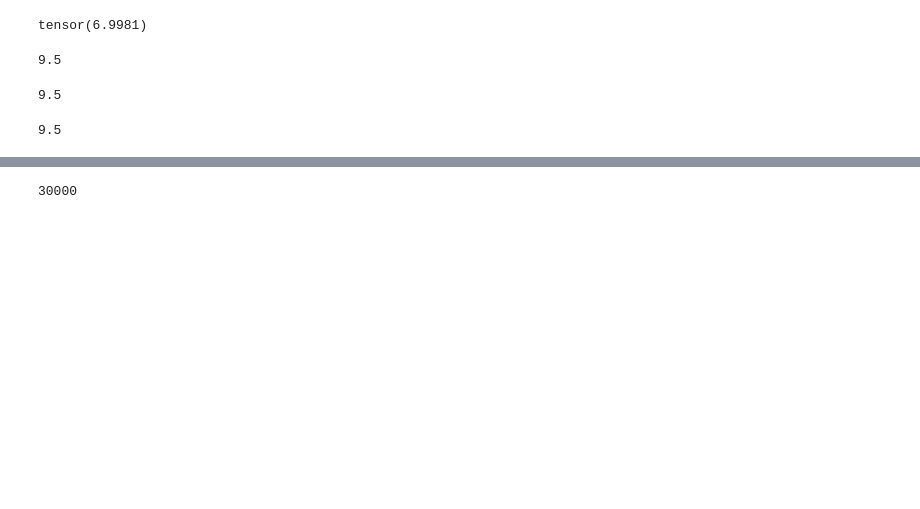
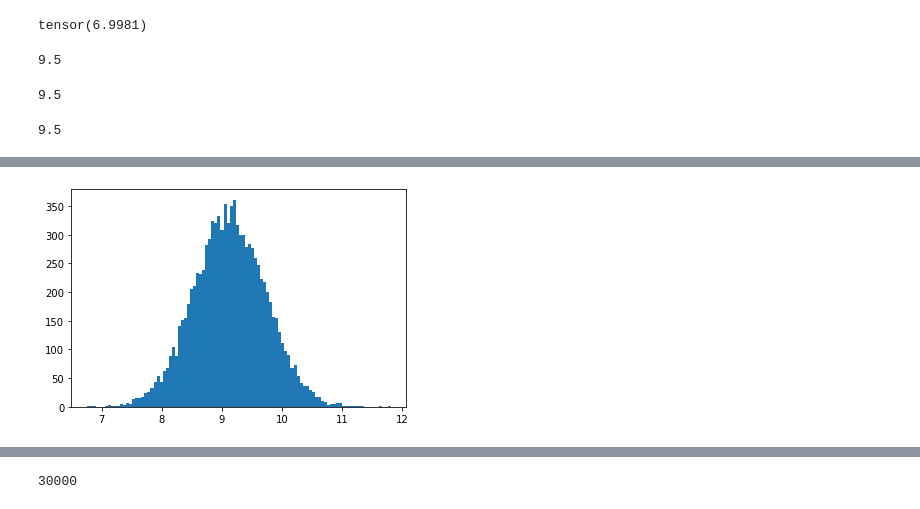
Before and after one commit to ckroiss/causalml, a Jupyter notebook: pyro_tutorials/svi_test_01.ipynb, the cells around one changed output, grey strips where cells are left out. Cells and saved outputs as stored; diff of their text form; code cells hidden in the pictures; blank space fills up the shorter version.

```diff
--- a/pyro_tutorials/svi_test_01.ipynb
+++ b/pyro_tutorials/svi_test_01.ipynb
@@ -99,3 +99,7 @@ samples01.mean(), samples01.std()
+# %%
+plt.hist(samples01, bins=100);
+# %% [output]
+[figure, added]
 # %%
 samples02 = torch.tensor([scale_parametrized_guide_constrained(guess) for i in range(10000)])
 
```
Also changed, not shown: parts of 9 cells of this notebook, 2 other files.
